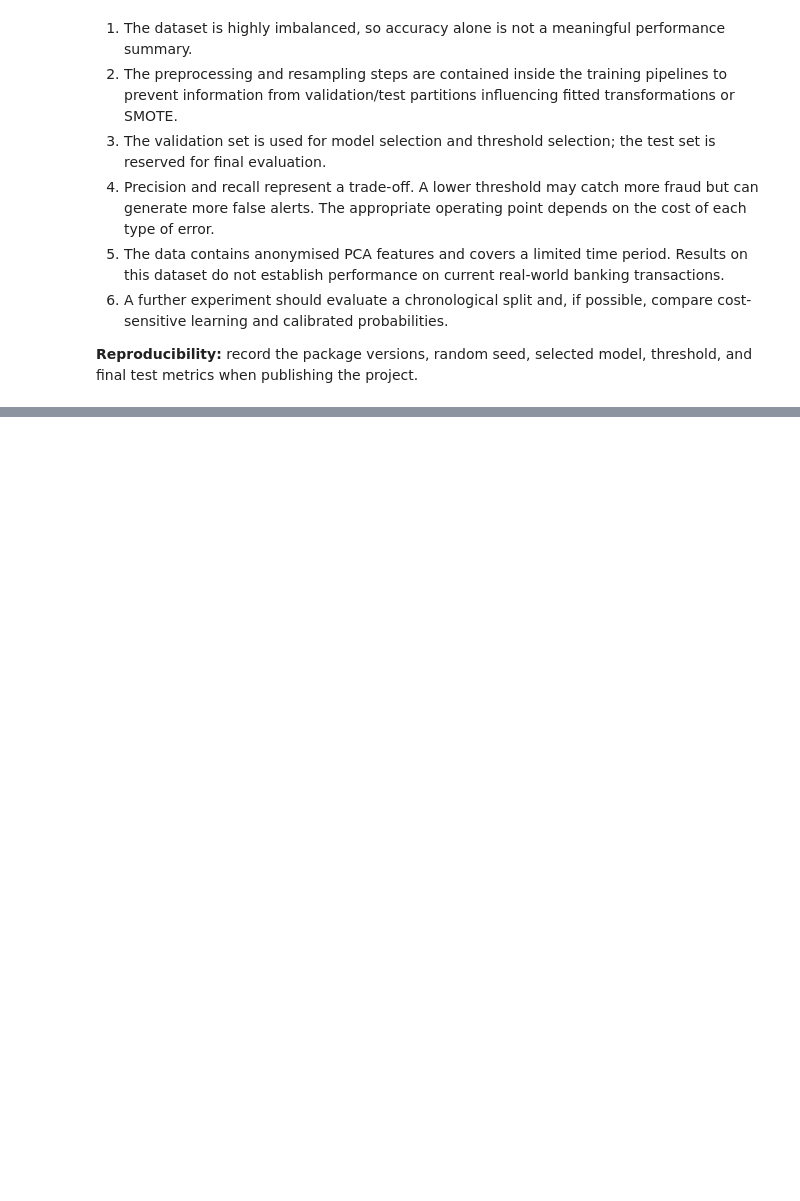
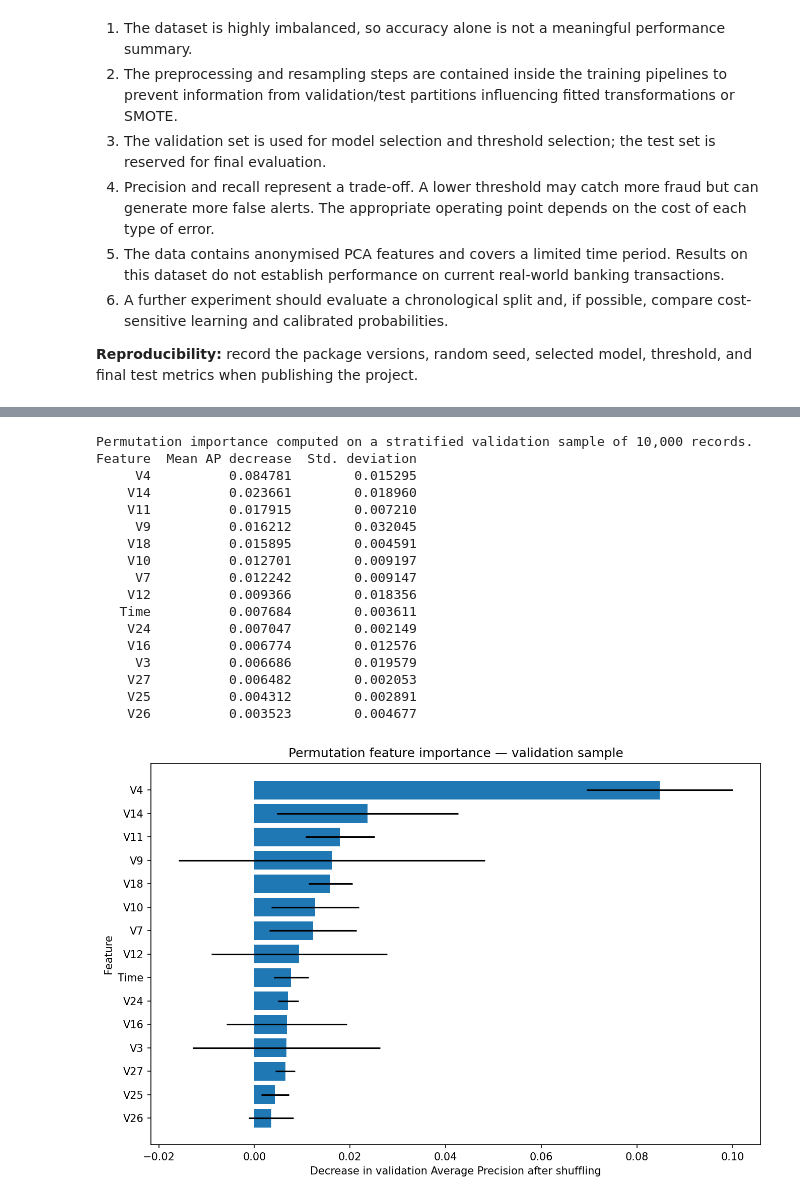
Before and after one commit to ladannasiba/Capstone-Project-3MTT, a Jupyter notebook: Credit_Card_Fraud_Detection_Improved_Executed.ipynb, the cells around one changed output, grey strips where cells are left out. Cells and saved outputs as stored; diff of their text form; code cells hidden in the pictures; blank space fills up the shorter version.

Commit message:
Add validation-based feature importance and SHAP analysis

```diff
--- a/Credit_Card_Fraud_Detection_Improved_Executed.ipynb
+++ b/Credit_Card_Fraud_Detection_Improved_Executed.ipynb
@@ -45,7 +45,7 @@ from sklearn.metrics import (
 )
 
 RANDOM_STATE = 42
-DATA_PATH = "/content/creditcard.csv"  # Change this if your file is elsewhere
+DATA_PATH = "/mnt/data/fraud_analysis/creditcard.csv"  # Change this if your file is elsewhere
 # %% [markdown]
 ## 2. Load and inspect the dataset
 # %%
@@ -402,0 +409,54 @@ Predicted class: 0 (1 = potential fraud, 0 = legitimate)
+# %%
+from sklearn.inspection import permutation_importance
+
+# Use a reproducible stratified sample to keep permutation analysis practical.
+analysis_n = min(10000, len(X_valid))
+X_analysis = X_valid.sample(n=analysis_n, random_state=RANDOM_STATE)
+y_analysis = y_valid.loc[X_analysis.index]
+
+perm = permutation_importance(
+    best_model,
+    X_analysis,
+    y_analysis,
+    scoring="average_precision",
+    n_repeats=3,
+    random_state=RANDOM_STATE,
+    n_jobs=-1
+)
+
+permutation_table = pd.DataFrame({
+    "Feature": X_analysis.columns,
+    "Mean AP decrease": perm.importances_mean,
+    "Std. deviation": perm.importances_std
+}).sort_values("Mean AP decrease", ascending=False)
+
+display(permutation_table.head(15).round(6))
+
+plt.figure(figsize=(9, 6))
+top_perm = permutation_table.head(15).sort_values("Mean AP decrease")
+plt.barh(top_perm["Feature"], top_perm["Mean AP decrease"],
+        xerr=top_perm["Std. deviation"])
+plt.xlabel("Decrease in validation Average Precision after shuffling")
+plt.ylabel("Feature")
+plt.title("Permutation feature importance — validation sample")
+plt.tight_layout()
+plt.show()
+# %% [output]
+Permutation importance computed on a stratified validation sample of 10,000 records.
+Feature  Mean AP decrease  Std. deviation
+     V4          0.084781        0.015295
+    V14          0.023661        0.018960
+    V11          0.017915        0.007210
+     V9          0.016212        0.032045
+    V18          0.015895        0.004591
+    V10          0.012701        0.009197
+     V7          0.012242        0.009147
+    V12          0.009366        0.018356
+   Time          0.007684        0.003611
+    V24          0.007047        0.002149
+    V16          0.006774        0.012576
+     V3          0.006686        0.019579
+    V27          0.006482        0.002053
+    V25          0.004312        0.002891
+    V26          0.003523        0.004677
+[figure, added]
```
Also changed, not shown: parts of 5 cells of this notebook.
